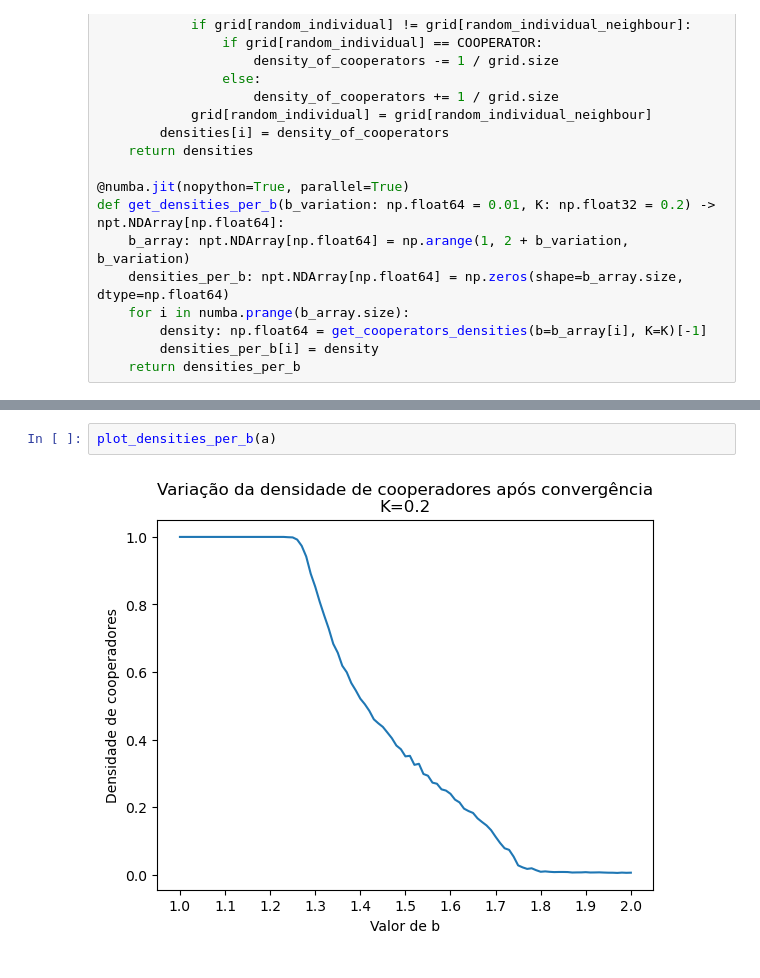
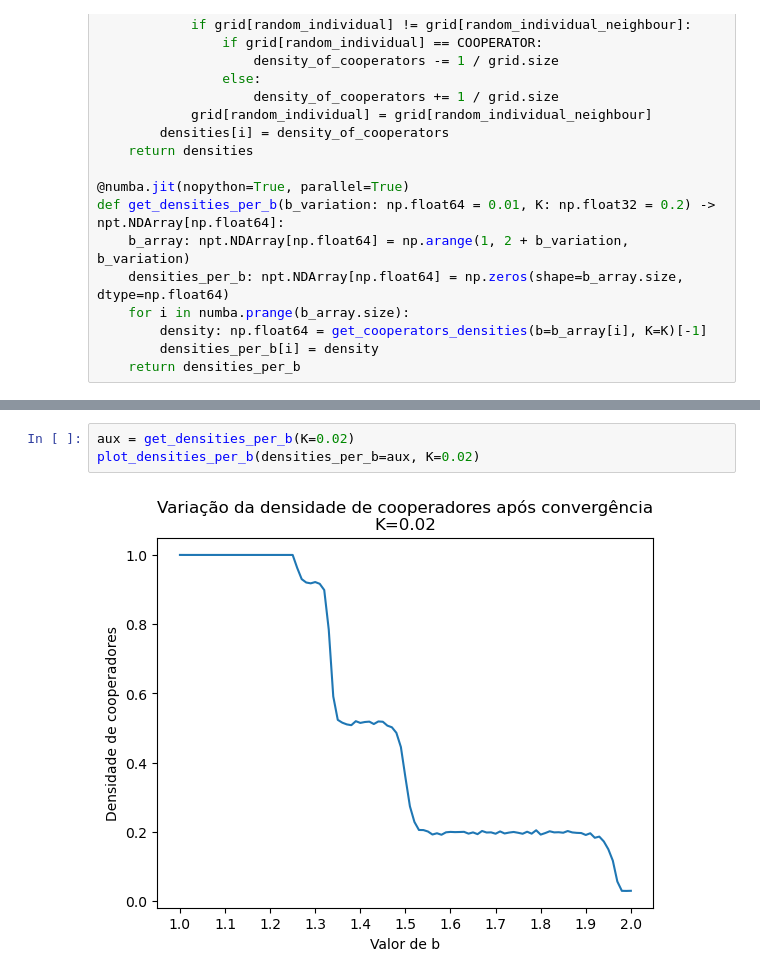
Before and after one commit to lframosferreira/fisica-estatistica-computacional, a Jupyter notebook: teoria_dos_jogos/main.ipynb, the cells around one changed output, grey strips where cells are left out. Saved outputs shown, nothing was run; the diff lists cells and outputs as text.

```diff
--- a/teoria_dos_jogos/main.ipynb
+++ b/teoria_dos_jogos/main.ipynb
@@ -142,4 +137,5 @@ plot_densities_per_b(densities_per_b=a)
-# %%
-plot_densities_per_b(a)
-# %% [output]
-[figure, removed]
+# %%
+aux = get_densities_per_b(K=0.02)
+plot_densities_per_b(densities_per_b=aux, K=0.02)
+# %% [output]
+[figure, added]
```
Also changed, not shown: parts of 3 cells of this notebook.
